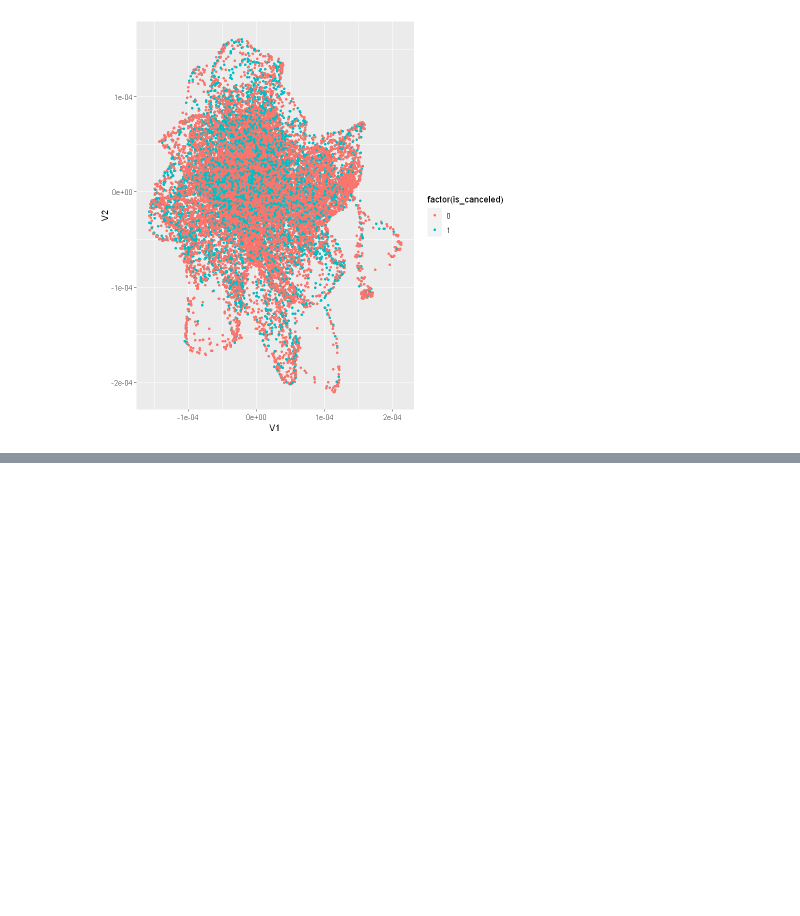
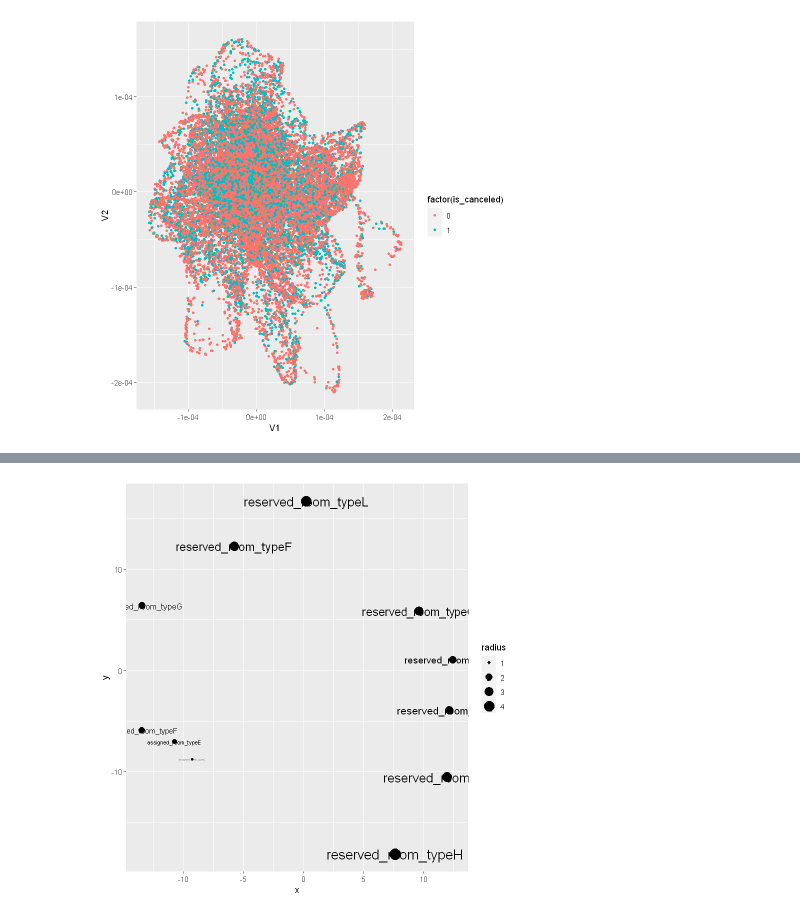
Before and after one commit to abhijeetdtu/dsba5122, a Jupyter notebook: dsba5122/Untitled.ipynb, the cells around one changed output, grey strips where cells are left out. Cells and saved outputs as stored; diff of their text form; code cells hidden in the pictures; blank space fills up the shorter version.

```diff
--- a/dsba5122/Untitled.ipynb
+++ b/dsba5122/Untitled.ipynb
@@ -124,0 +261,16 @@ ggplot(tsnedf, aes(x=V1 , y=V2 , color=factor(is_canceled))) + geom_point(stroke
+# %%
+create_packing_plot <- function(df){
+
+    packing <- circleProgressiveLayout(df$estimate, sizetype='area')
+    coefs <- cbind(df, packing)
+    dat.gg <- circleLayoutVertices(packing, npoints=50)
+
+    (
+        ggplot(df, aes(x=x,  y=y , size=radius)) +
+        geom_point() +
+        geom_text(aes(label=variable))
+    )
+}
+# %%
+create_packing_plot(coefs %>% filter(grepl("room",variable)))
+# %% [output]
@@ -124,0 +283 @@ ggplot(tsnedf, aes(x=V1 , y=V2 , color=factor(is_canceled))) + geom_point(stroke
+[figure, added]
```
Also changed, not shown: parts of 19 cells of this notebook, 4 other files.
